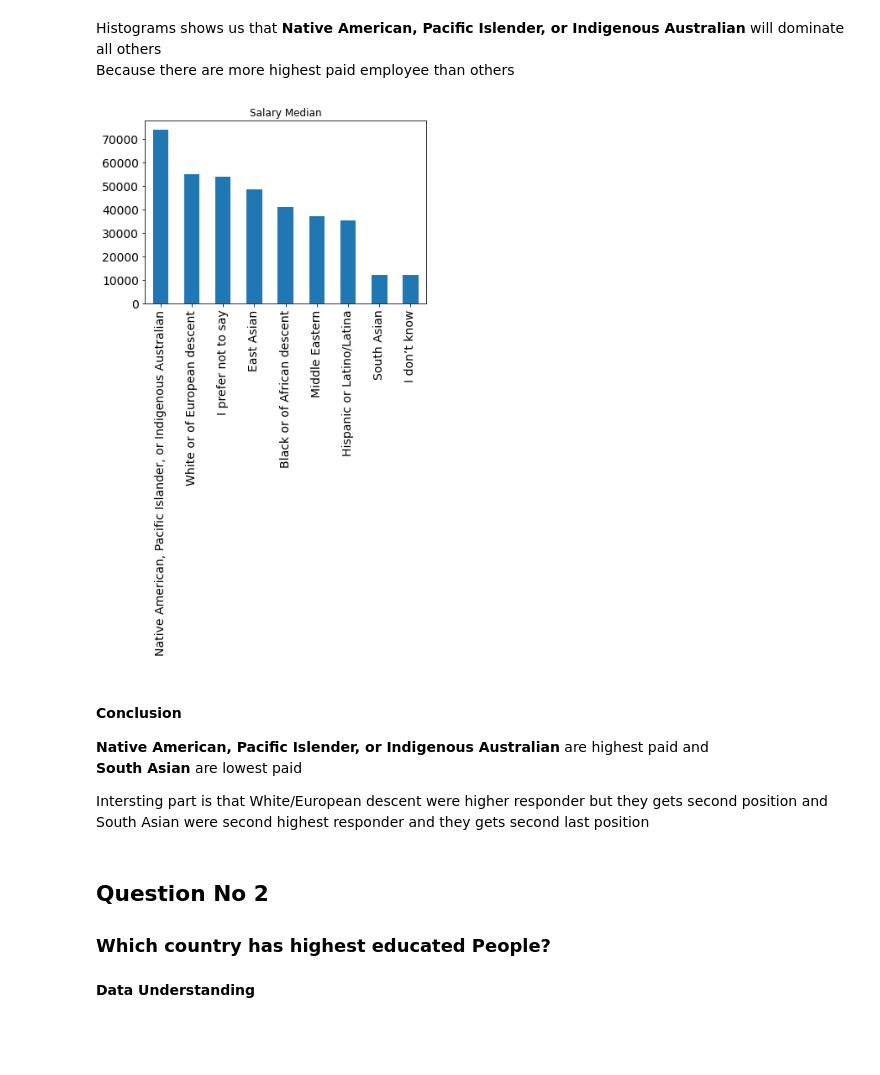
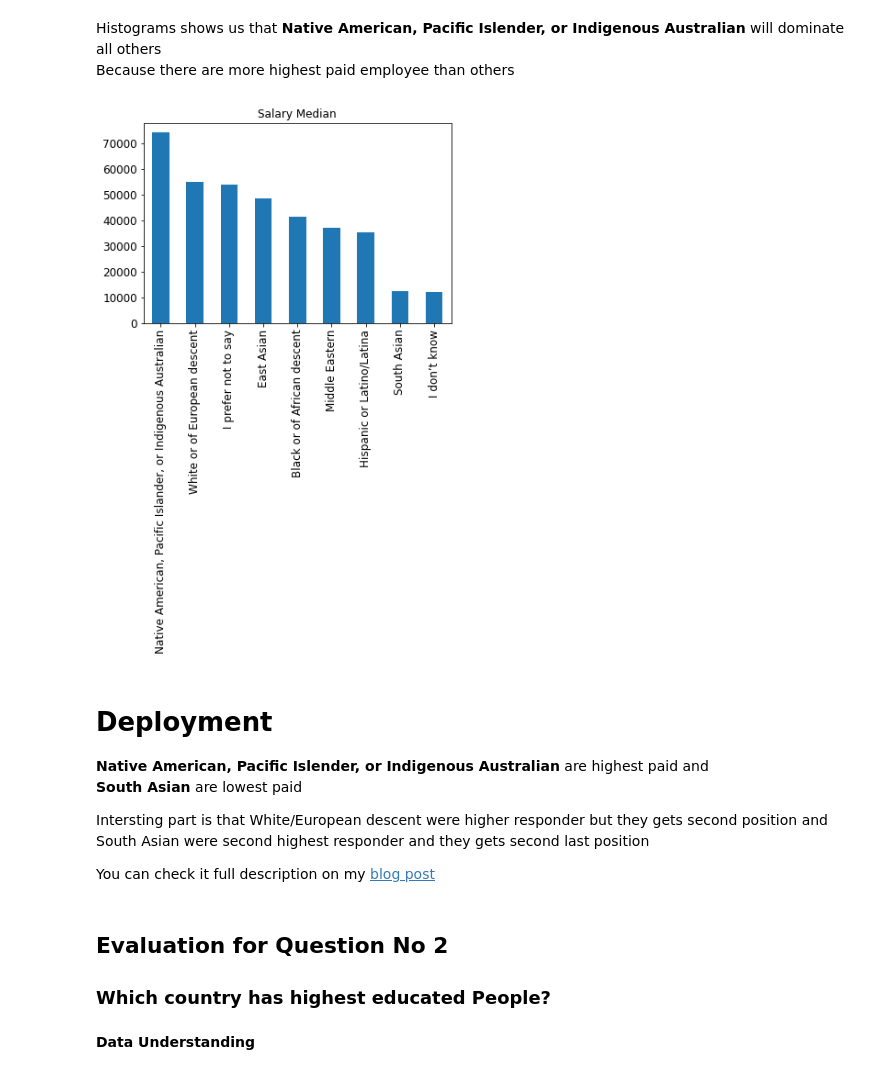
Before and after one commit to AbbasMustafa/Udacity-Data-Scientist-Nanadegree, a Jupyter notebook: Stackoverflow data.ipynb, the cells around one changed output. Cells and saved outputs as stored; diff of their text form; code cells hidden in the pictures; blank space fills up the shorter version.

```diff
--- a/Stackoverflow data.ipynb
+++ b/Stackoverflow data.ipynb
@@ -56,0 +134,5 @@ Length: 147, dtype: float64
+# %%
+# Split Race Data
+
+new_data = df1.Race.str.split(';', expand=True)
+new_data
@@ -76,3 +246,0 @@ we don't need those records were Race is not avaible
-# %%
-df = df.dropna(subset=['Race'],axis=0)
-df.Race.isnull().mean()
@@ -106,5 +246,0 @@ We need to split them using **split** function by **;**
-# %%
-# Split Race Data
-
-new_data = df.Race.str.split(';', expand=True)
-new_data
@@ -219,28 +313,30 @@ def calc_salary(race_col, df):
     return race_data.sort_values(ascending=False, by='Salary (median)')
 # %%
 race_data['Salary (median)'] = 0
-race_data = calc_salary(race_col, df)
+race_data = calc_salary(race_col, df1)
 # %% [output]
 [figure]
 # %% [markdown]
 Histograms shows us that **Native American, Pacific Islender, or Indigenous Australian** will dominate all others <br>
 Because there are more highest paid employee than others
 # %%
-race_data['Salary (median)'].plot(kind='bar', fontsize=14)
+race_data['Salary (median)'].plot(kind='bar', fontsize=12)
 plt.title('Salary Median')
 plt.show()
 # %% [output]
-[figure, old version]
+[figure, new version]
 # %% [markdown]
-#### Conclusion
+# Deployment
 
 **Native American, Pacific Islender, or Indigenous Australian** are highest paid and <br>
 **South Asian** are lowest paid
 
 Intersting part is that White/European descent were higher responder but they gets second position
 and South Asian were second highest responder and they gets second last position
+
+You can check it full description on my [blog post](https://medium.com/@mustufa.abbas110?p=51209632d788)
 # %% [markdown]
-## Question No 2
+## Evaluation for Question No 2
 
 ### Which country has highest educated People?
 # %% [markdown]
```
Also changed, not shown: parts of 50 cells of this notebook.
